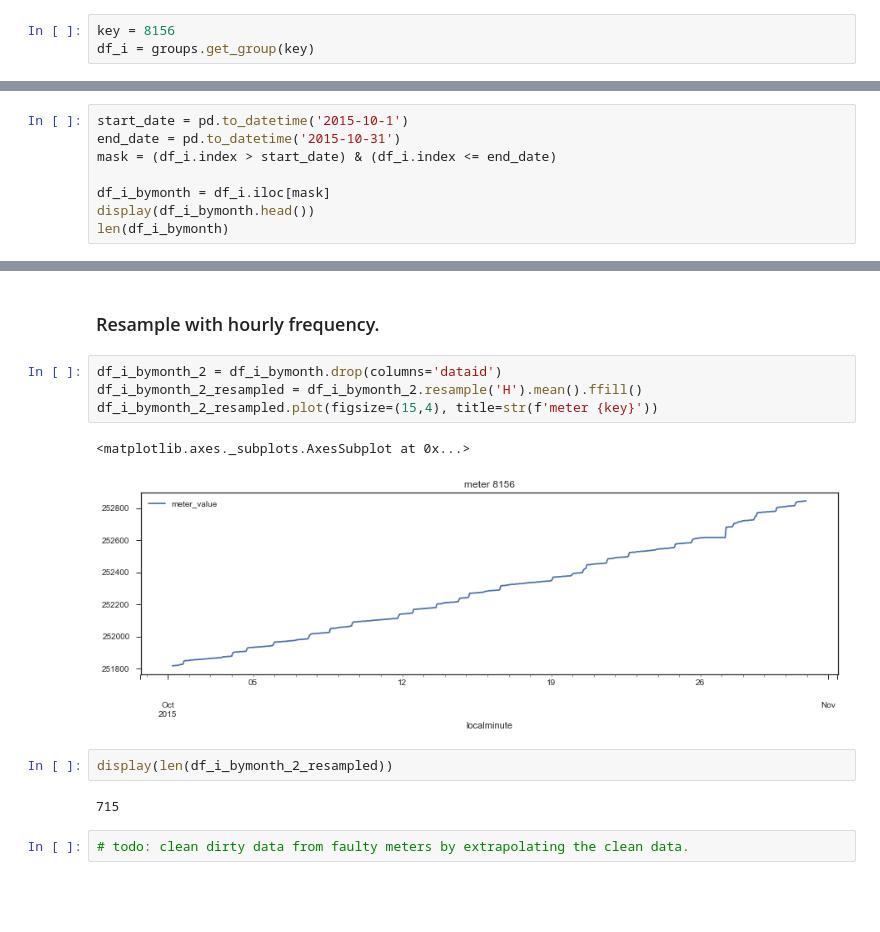
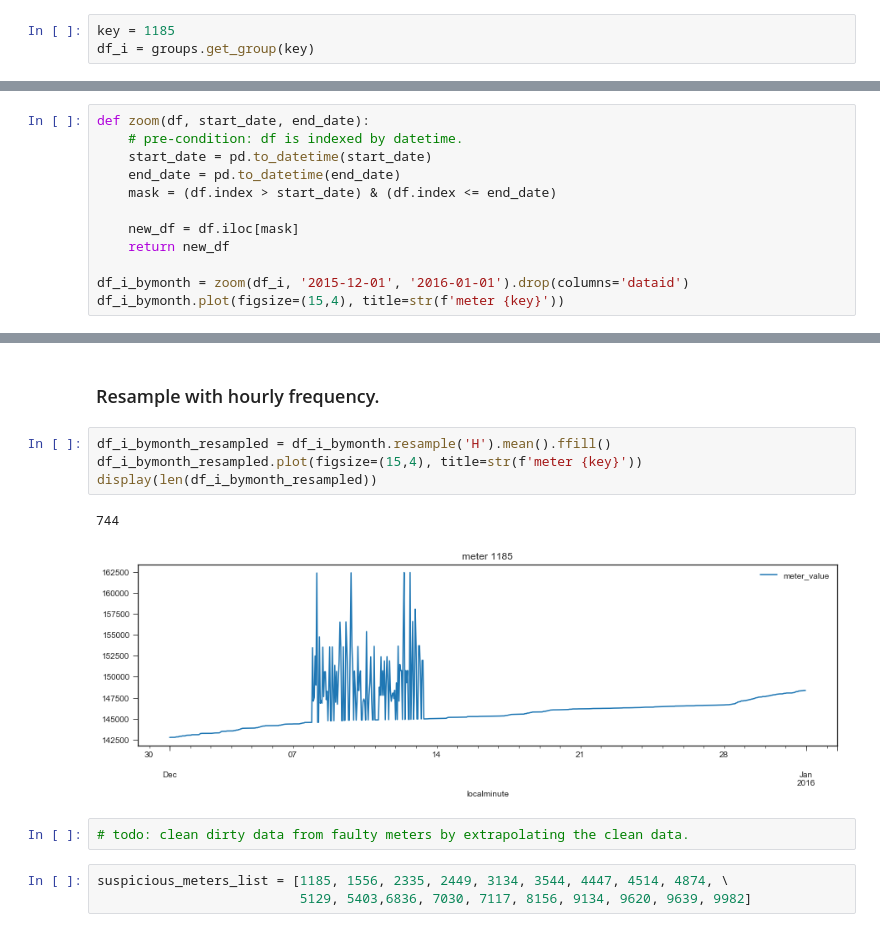
Before and after one commit to melvintzw/ee4211, a Jupyter notebook: exploration_mel.ipynb, the cells around one changed output, grey strips where cells are left out. Saved outputs shown, nothing was run; the diff lists cells and outputs as text; blank space fills up the shorter version.

Commit message:
cleaned code for selecting by datetime period.

```diff
--- a/exploration_mel.ipynb
+++ b/exploration_mel.ipynb
@@ -100,3 +69,3 @@ for key in keys_list:
 # %%
-key = 8156
+key = 1185
 df_i = groups.get_group(key)
@@ -105,8 +78,0 @@ df_i = groups.get_group(key)
-# %%
-start_date = pd.to_datetime('2015-10-1')
-end_date = pd.to_datetime('2015-10-31')
-mask = (df_i.index > start_date) & (df_i.index <= end_date)
-
-df_i_bymonth = df_i.iloc[mask]
-display(df_i_bymonth.head())
-len(df_i_bymonth)
@@ -126,0 +79,12 @@ df_i_bymonth.drop(columns='dataid').plot(figsize=(15,4), title=str(f'meter {key}
+# %%
+def zoom(df, start_date, end_date):
+    # pre-condition: df is indexed by datetime.
+    start_date = pd.to_datetime(start_date)
+    end_date = pd.to_datetime(end_date)
+    mask = (df.index > start_date) & (df.index <= end_date)
+
+    new_df = df.iloc[mask]
+    return new_df
+
+df_i_bymonth = zoom(df_i, '2015-12-01', '2016-01-01').drop(columns='dataid')
+df_i_bymonth.plot(figsize=(15,4), title=str(f'meter {key}'))
@@ -127,15 +94,14 @@ df_i_bymonth.drop(columns='dataid').plot(figsize=(15,4), title=str(f'meter {key}
 # %% [markdown]
 ### Resample with hourly frequency.
 # %%
-df_i_bymonth_2 = df_i_bymonth.drop(columns='dataid')
-df_i_bymonth_2_resampled = df_i_bymonth_2.resample('H').mean().ffill()
-df_i_bymonth_2_resampled.plot(figsize=(15,4), title=str(f'meter {key}'))
+df_i_bymonth_resampled = df_i_bymonth.resample('H').mean().ffill()
+df_i_bymonth_resampled.plot(figsize=(15,4), title=str(f'meter {key}'))
+display(len(df_i_bymonth_resampled))
 # %% [output]
-<matplotlib.axes._subplots.AxesSubplot at 0x...>
+744
-[figure, old version]
+[figure, new version]
-# %%
-display(len(df_i_bymonth_2_resampled))
-# %% [output]
-715
 # %%
 # todo: clean dirty data from faulty meters by extrapolating the clean data.
+# %%
+suspicious_meters_list = [1185, 1556, 2335, 2449, 3134, 3544, 4447, 4514, 4874, \
+                          5129, 5403,6836, 7030, 7117, 8156, 9134, 9620, 9639, 9982]
```
Also changed, not shown: parts of 9 cells of this notebook.
